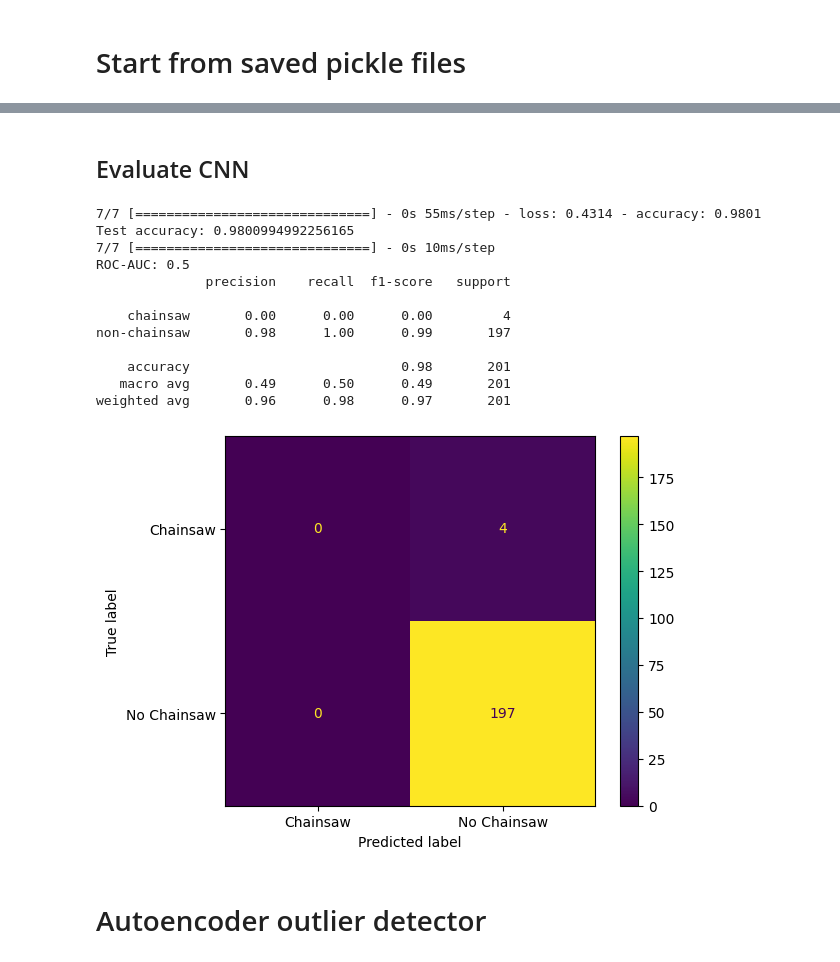
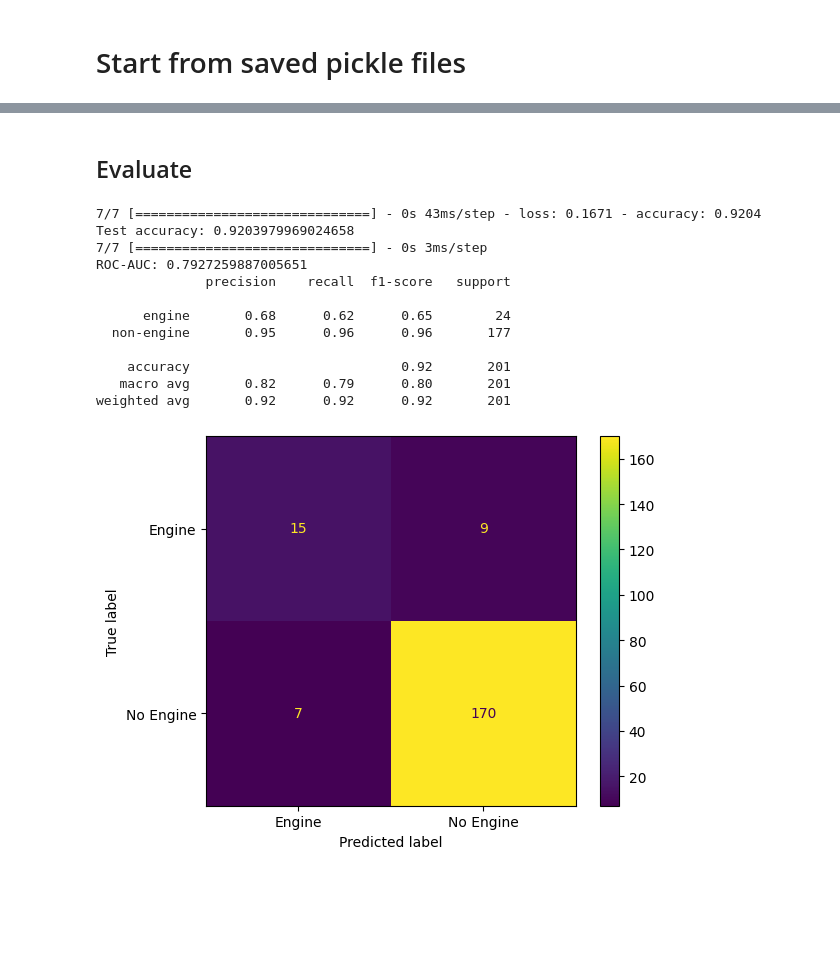
Before and after one commit to brayvid/engine-detection, a Jupyter notebook: p4_project_chainsaw_detection.ipynb, the cells around one changed output, grey strips where cells are left out. Saved outputs shown, nothing was run; the diff lists cells and outputs as text; code cells hidden in the pictures; blank space fills up the shorter version.

```diff
--- a/p4_project_chainsaw_detection.ipynb
+++ b/p4_project_chainsaw_detection.ipynb
@@ -83,9 +94,9 @@ class_names = le.classes_
 import pickle
 
 # Save X and y to files using pickle
-with open('/content/drive/MyDrive/PROJECTS/Flatiron/Phase_4_Project/X_chainsaw.pkl', 'wb') as f:
+with open('/content/drive/MyDrive/PROJECTS/Flatiron/Phase_4_Project/X_engine.pkl', 'wb') as f:
     pickle.dump(X, f)
-with open('/content/drive/MyDrive/PROJECTS/Flatiron/Phase_4_Project/y_chainsaw.pkl', 'wb') as f:
+with open('/content/drive/MyDrive/PROJECTS/Flatiron/Phase_4_Project/y_engine.pkl', 'wb') as f:
     pickle.dump(y, f)
 # %% [markdown]
 # Start from saved pickle files
@@ -93,9 +104,9 @@ with open('/content/drive/MyDrive/PROJECTS/Flatiron/Phase_4_Project/y_chainsaw.p
 import pickle
 
 # Load X and y from pickle file
-with open('/content/drive/MyDrive/PROJECTS/Flatiron/Phase_4_Project/X_chainsaw.pkl', 'rb') as f:
+with open('/content/drive/MyDrive/PROJECTS/Flatiron/Phase_4_Project/X_engine.pkl', 'rb') as f:
     X = pickle.load(f)
-with open('/content/drive/MyDrive/PROJECTS/Flatiron/Phase_4_Project/y_chainsaw.pkl', 'rb') as f:
+with open('/content/drive/MyDrive/PROJECTS/Flatiron/Phase_4_Project/y_engine.pkl', 'rb') as f:
     y = pickle.load(f)
 # %%
 from sklearn.model_selection import train_test_split
@@ -177,49 +189,47 @@ Epoch 15/50
 # %% [markdown]
-## Evaluate CNN
+## Evaluate
 # %%
 import matplotlib.pyplot as plt
 import numpy as np
 from sklearn.metrics import roc_auc_score, classification_report, ConfusionMatrixDisplay
 
 # Evaluate model
 test_loss, test_acc = model.evaluate(X_test, y_test)
 print(f"Test accuracy: {test_acc}")
 
 # Get test set predictions
 y_pred = np.argmax(model.predict(X_test), axis=1)
 
 # Display ROC-AUC score
 roc_auc = roc_auc_score(y_test, y_pred)
 print(f"ROC-AUC: {roc_auc}")
 
 # Classification report
-print(classification_report(y_test, y_pred, target_names=['chainsaw', 'non-chainsaw']))
+print(classification_report(y_test, y_pred, target_names=['engine', 'non-engine']))
 
 # Plot confusion matrix
-ConfusionMatrixDisplay.from_predictions(y_test, y_pred, display_labels=['Chainsaw', 'No Chainsaw'])
+ConfusionMatrixDisplay.from_predictions(y_test, y_pred, display_labels=['Engine', 'No Engine'])
 plt.show()
 
 # # Plot train and validation accuracy over all epochs
 # plt.plot(history.history['accuracy'], label='accuracy')
 # plt.plot(history.history['val_accuracy'], label = 'val_accuracy')
 # plt.xlabel('Epoch')
 # plt.ylabel('Accuracy')
 # plt.ylim([0, 1])
 # plt.legend(loc='lower right')
 # plt.show()
 # %% [output]
-7/7 [==============================] - 0s 55ms/step - loss: 0.4314 - accuracy: 0.9801
-Test accuracy: 0.9800994992256165
-7/7 [==============================] - 0s 10ms/step
-ROC-AUC: 0.5
+7/7 [==============================] - 0s 43ms/step - loss: 0.1671 - accuracy: 0.9204
+Test accuracy: 0.9203979969024658
+7/7 [==============================] - 0s 3ms/step
+ROC-AUC: 0.7927259887005651
               precision    recall  f1-score   support
 
-    chainsaw       0.00      0.00      0.00         4
-non-chainsaw       0.98      1.00      0.99       197
+      engine       0.68      0.62      0.65        24
+  non-engine       0.95      0.96      0.96       177
 
-    accuracy                           0.98       201
-   macro avg       0.49      0.50      0.49       201
-weighted avg       0.96      0.98      0.97       201
+    accuracy                           0.92       201
+   macro avg       0.82      0.79      0.80       201
+weighted avg       0.92      0.92      0.92       201
-[figure, old version]
+[figure, new version]
-# %% [markdown]
-# Autoencoder outlier detector
```
Also changed, not shown: parts of 14 cells of this notebook.
